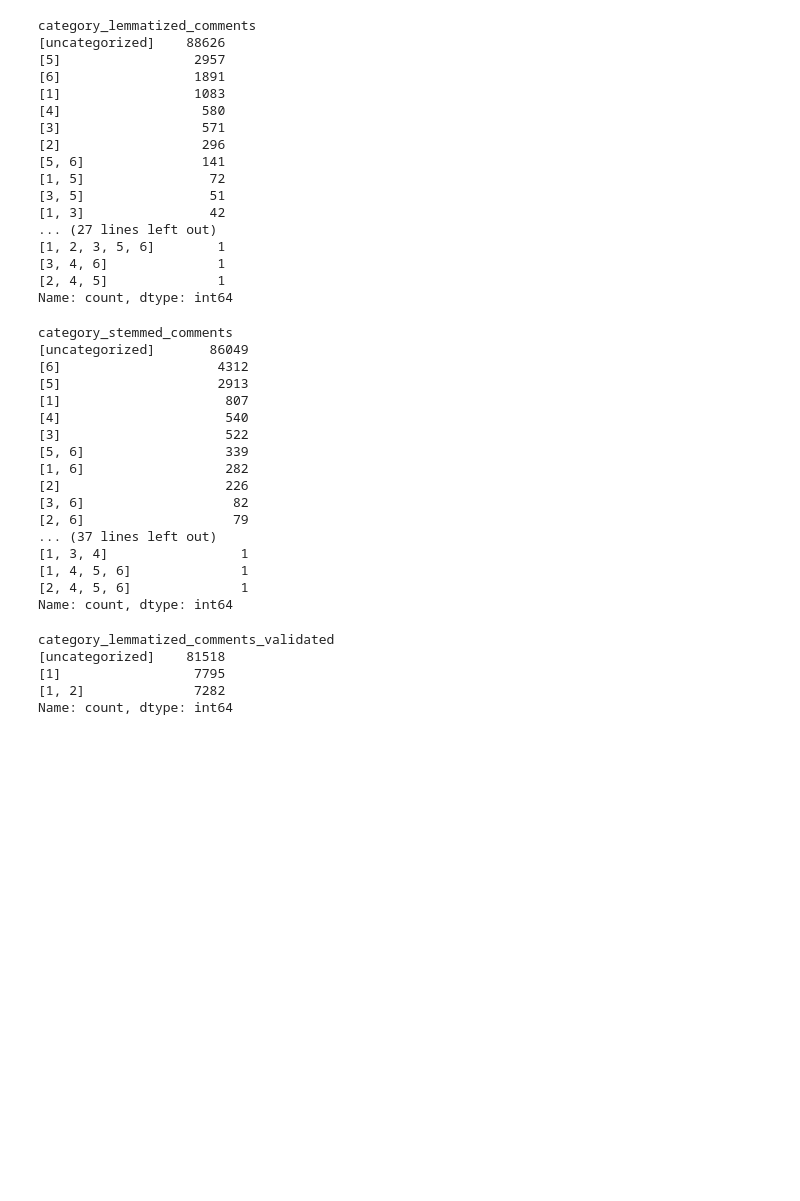
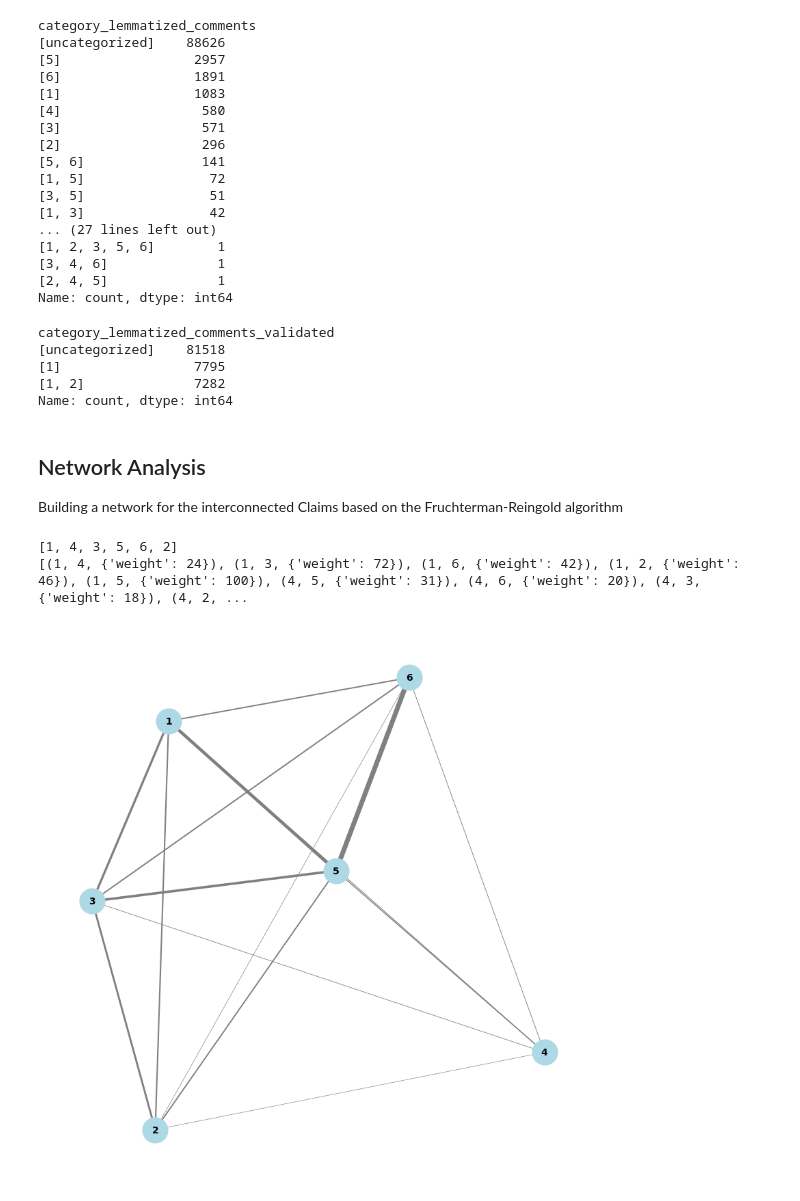
Before and after one commit to marcolax22/digital_methods, a Jupyter notebook: dictionary-classifier.ipynb, the cells around one changed output. Drawn from its saved outputs; the diff is of its cells as text; code cells hidden in the pictures; blank space fills up the shorter version.

```diff
--- a/dictionary-classifier.ipynb
+++ b/dictionary-classifier.ipynb
@@ -376,28 +337,6 @@ category_lemmatized_comments
 [3, 4, 6]              1
 [2, 4, 5]              1
 Name: count, dtype: int64
-# %%
-# Categories of Stemmed Unigrams
-processed_df['category_stemmed_comments'] = classify_comments(processed_df['all_n_grams_stemmed'], keyword_dict_stemmed)
-print(processed_df['category_stemmed_comments'].value_counts())
-# %% [output]
-category_stemmed_comments
-[uncategorized]       86049
-[6]                    4312
-[5]                    2913
-[1]                     807
-[4]                     540
-[3]                     522
-[5, 6]                  339
-[1, 6]                  282
-[2]                     226
-[3, 6]                   82
-[2, 6]                   79
-... (37 lines left out)
-[1, 3, 4]                 1
-[1, 4, 5, 6]              1
-[2, 4, 5, 6]              1
-Name: count, dtype: int64
 # %%
 # Categories of Validation with Climate and Climate Change
 processed_df['category_lemmatized_comments_validated'] = classify_comments(processed_df['all_n_grams_lemmatized'], keyword_dict_lemmatized_valid)
@@ -408,3 +347,11 @@ category_lemmatized_comments_validated
 [1]                 7795
 [1, 2]              7282
 Name: count, dtype: int64
+# %% [markdown]
+## Network Analysis
+
+Building a network for the interconnected Claims based on the Fruchterman-Reingold algorithm
+# %%
+# filter interconnected claims
+processed_df_network = processed_df[['category_lemmatized_comments','author', 'video_id']]
+processed_df_network = processed_df_network[~processed_df_network['category_lemmatized_comments'].apply(lambda x: 'uncategorized' in x)]
@@ -410,0 +372,38 @@ Name: count, dtype: int64
+# %%
+# Create the graph
+G = nx.Graph()
+
+# Add edges with weights
+for _, row in adj_matrix.iterrows():
+    G.add_edge(row['category1'], row['category2'], weight=row['weight'])
+
+# Optional: Add nodes for categories with no edges
+for category in processed_df_network['category_lemmatized_comments'].explode().unique():
+    if category not in G:
+        G.add_node(category)
+
+print(G.nodes())
+print(G.edges(data=True))
+# %% [output]
+[1, 4, 3, 5, 6, 2]
+[(1, 4, {'weight': 24}), (1, 3, {'weight': 72}), (1, 6, {'weight': 42}), (1, 2, {'weight': 46}), (1, 5, {'weight': 100}), (4, 5, {'weight': 31}), (4, 6, {'weight': 20}), (4, 3, {'weight': 18}), (4, 2, ...
+# %%
+# Compute positions using the Fruchterman-Reingold algorithm
+pos = nx.spring_layout(G, seed=42)  # seed for reproducibility
+
+# Extract edge weights
+edge_weights = [d['weight'] for u, v, d in G.edges(data=True)]
+
+# Normalize edge weights for better visualization
+max_weight = max(edge_weights)
+edge_widths = [w / max_weight * 5 for w in edge_weights]  # Scaling factor (5) can be adjusted as needed
+
+# Draw the graph
+plt.figure(figsize=(8, 8))  # Adjust the figure size as needed
+nx.draw(G, pos, with_labels=True, node_size=700, node_color='lightblue', font_size=10, font_weight='bold',
+        width=edge_widths, edge_color='gray')  # Specify edge width
+
+plt.axis('off')  # Turn off axis
+plt.show()
+# %% [output]
+[figure, added]
```
Also changed, not shown: parts of 12 cells of this notebook.
